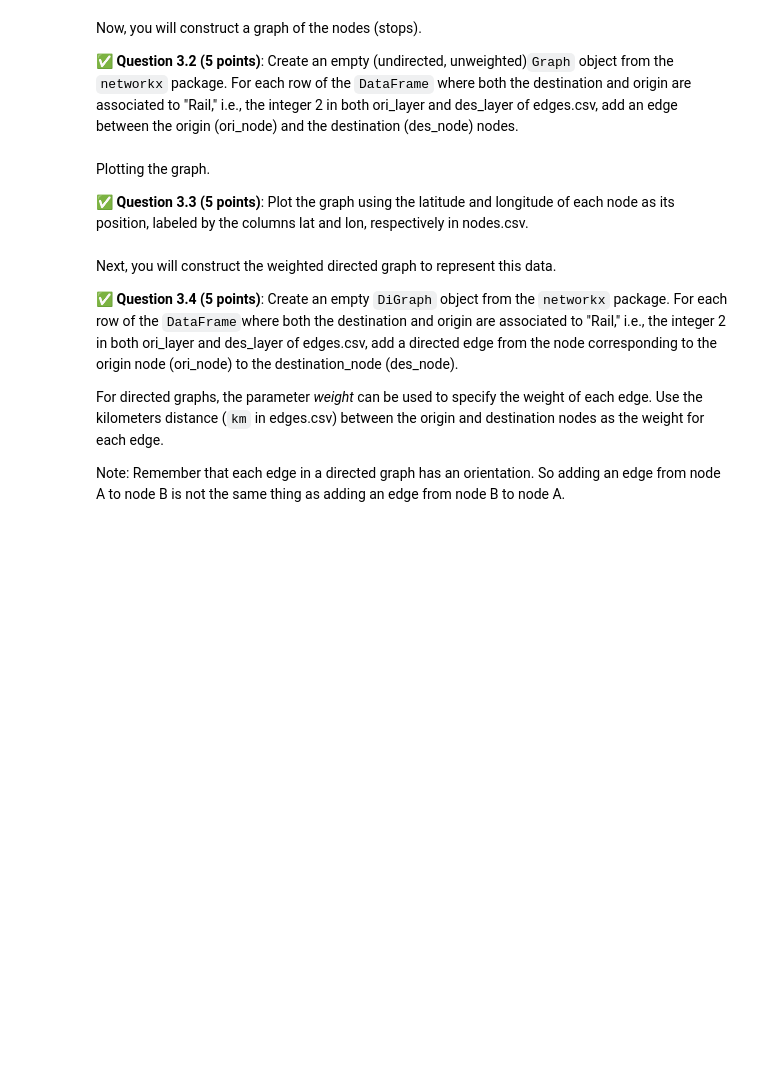
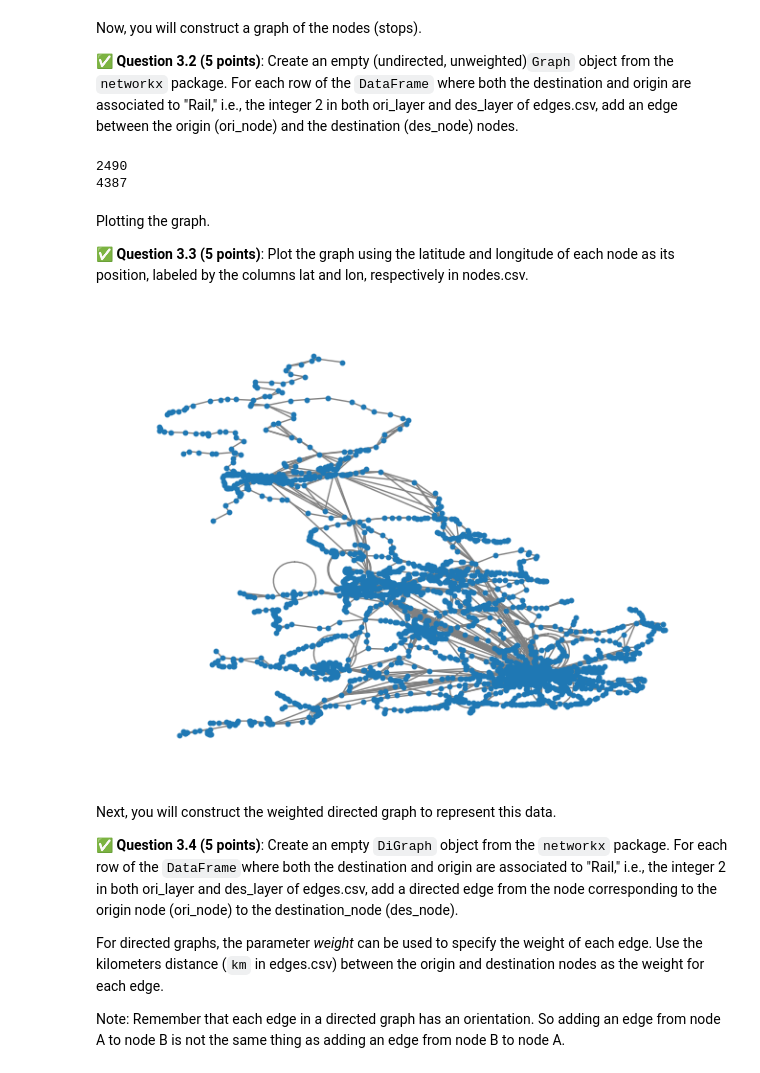
Before and after one commit to nasajoel2032/CMSE202-f25-turnin, a Jupyter notebook: hw-02/HW2.ipynb, the cells around one changed output. Cells and saved outputs as stored; diff of their text form; code cells hidden in the pictures; blank space fills up the shorter version.

```diff
--- a/hw-02/HW2.ipynb
+++ b/hw-02/HW2.ipynb
@@ -519,0 +518,17 @@ In this part of the homework, we will look at a dataset which contains the whole
+# %%
+import pandas as pd
+
+nodes = pd.read_csv("nodes.csv")
+edges = pd.read_csv("edges.csv")
+
+print("5 nodes head")
+display(nodes.head())
+
+print("5 nodes tail")
+display(nodes.tail())
+
+print("5 edges head")
+display(edges.head())
+
+print("5 edges tail")
+display(edges.tail())
@@ -526,3 +568,15 @@ Now, you will construct a graph of the nodes (stops).
+# %%
+import networkx as nx
+
+G = nx.Graph()
+rail_edges = edges[(edges["ori_layer"] == 2) & (edges["des_layer"] == 2)]
+G.add_edges_from(zip(rail_edges["ori_node"], rail_edges["des_node"]))
+
+print(G.number_of_nodes())
+print(G.number_of_edges())
+# %% [output]
+2490
+4387
 # %% [markdown]
 Plotting the graph.
 
@@ -532,3 +584,11 @@ Plotting the graph.
+# %%
+import matplotlib.pyplot as plt
+
+pos = {row['node']: (row['lon'], row['lat']) for _, row in nodes.iterrows() if row['node'] in G.nodes()}
+nx.draw(G, pos=pos, node_size=10, edge_color='gray')
+plt.show()
+# %% [output]
+[figure, added]
 # %% [markdown]
 Next, you will construct the weighted directed graph to represent this data.
 
```
Also changed, not shown: parts of 13 cells of this notebook, 3 other files.
